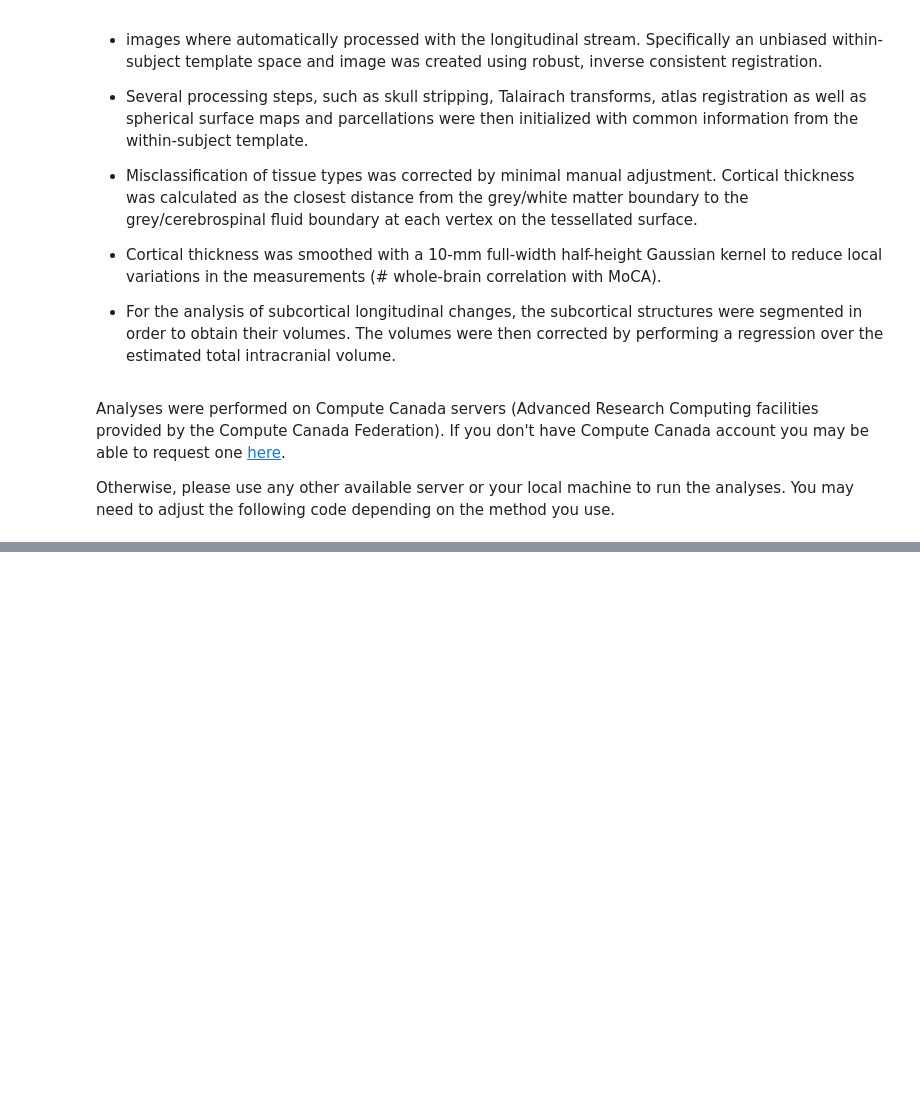
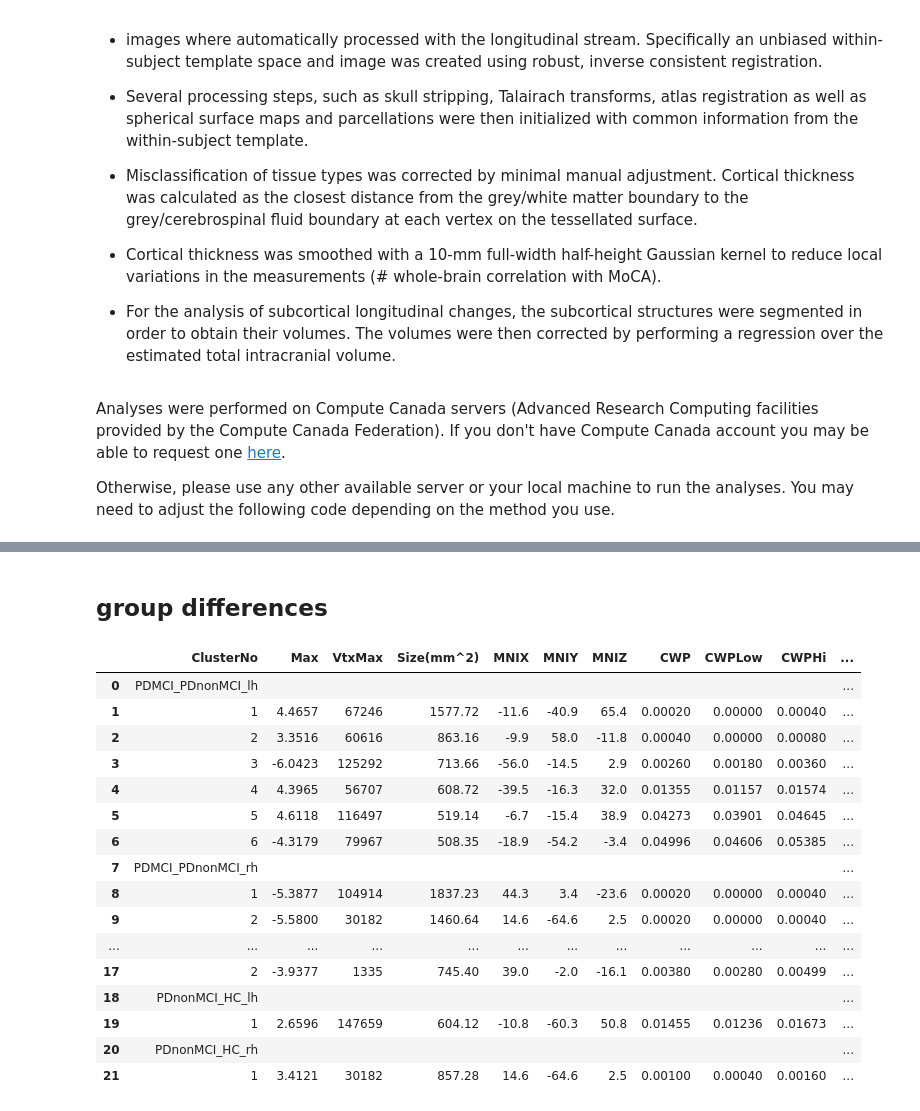
Before and after one commit to LivingPark-MRI/hanganu-etal-2014, a Jupyter notebook: hanganu-etal-2014.ipynb, the cells around one changed output, grey strips where cells are left out. Cells and saved outputs as stored; diff of their text form; code cells hidden in the pictures; blank space fills up the shorter version.

```diff
--- a/hanganu-etal-2014.ipynb
+++ b/hanganu-etal-2014.ipynb
@@ -1334,0 +3033,2 @@ python preprocess_FS.py
+# %% [markdown]
+## group differences
@@ -1334,0 +3059,42 @@ python preprocess_FS.py
+# %%
+results_group = pd.read_csv(
+    "result_group.txt",
+    sep="\\s+",
+    keep_default_na=False,
+    na_values=" ",
+    comment="#",
+    names=[
+        "ClusterNo",
+        "Max",
+        "VtxMax",
+        "Size(mm^2)",
+        "MNIX",
+        "MNIY",
+        "MNIZ",
+        "CWP",
+        "CWPLow",
+        "CWPHi",
+        "NVtxs",
+        "WghtVtx",
+        "Annot",
+    ],
+)
+results_group
+# %% [output]
+|  | ClusterNo | Max | VtxMax | Size(mm^2) | MNIX | MNIY | MNIZ | CWP | CWPLow | CWPHi | ... |
+| 0 | PDMCI_PDnonMCI_lh |  |  |  |  |  |  |  |  |  | ... |
+| 1 | 1 | 4.4657 | 67246 | 1577.72 | -11.6 | -40.9 | 65.4 | 0.00020 | 0.00000 | 0.00040 | ... |
+| 2 | 2 | 3.3516 | 60616 | 863.16 | -9.9 | 58.0 | -11.8 | 0.00040 | 0.00000 | 0.00080 | ... |
+| 3 | 3 | -6.0423 | 125292 | 713.66 | -56.0 | -14.5 | 2.9 | 0.00260 | 0.00180 | 0.00360 | ... |
+| 4 | 4 | 4.3965 | 56707 | 608.72 | -39.5 | -16.3 | 32.0 | 0.01355 | 0.01157 | 0.01574 | ... |
+| 5 | 5 | 4.6118 | 116497 | 519.14 | -6.7 | -15.4 | 38.9 | 0.04273 | 0.03901 | 0.04645 | ... |
+| 6 | 6 | -4.3179 | 79967 | 508.35 | -18.9 | -54.2 | -3.4 | 0.04996 | 0.04606 | 0.05385 | ... |
+| 7 | PDMCI_PDnonMCI_rh |  |  |  |  |  |  |  |  |  | ... |
+| 8 | 1 | -5.3877 | 104914 | 1837.23 | 44.3 | 3.4 | -23.6 | 0.00020 | 0.00000 | 0.00040 | ... |
+| 9 | 2 | -5.5800 | 30182 | 1460.64 | 14.6 | -64.6 | 2.5 | 0.00020 | 0.00000 | 0.00040 | ... |
+| ... | ... | ... | ... | ... | ... | ... | ... | ... | ... | ... | ... |
+| 17 | 2 | -3.9377 | 1335 | 745.40 | 39.0 | -2.0 | -16.1 | 0.00380 | 0.00280 | 0.00499 | ... |
+| 18 | PDnonMCI_HC_lh |  |  |  |  |  |  |  |  |  | ... |
+| 19 | 1 | 2.6596 | 147659 | 604.12 | -10.8 | -60.3 | 50.8 | 0.01455 | 0.01236 | 0.01673 | ... |
+| 20 | PDnonMCI_HC_rh |  |  |  |  |  |  |  |  |  | ... |
+| 21 | 1 | 3.4121 | 30182 | 857.28 | 14.6 | -64.6 | 2.5 | 0.00100 | 0.00040 | 0.00160 | ... |
```
Also changed, not shown: parts of 90 cells of this notebook, 17 other files.
